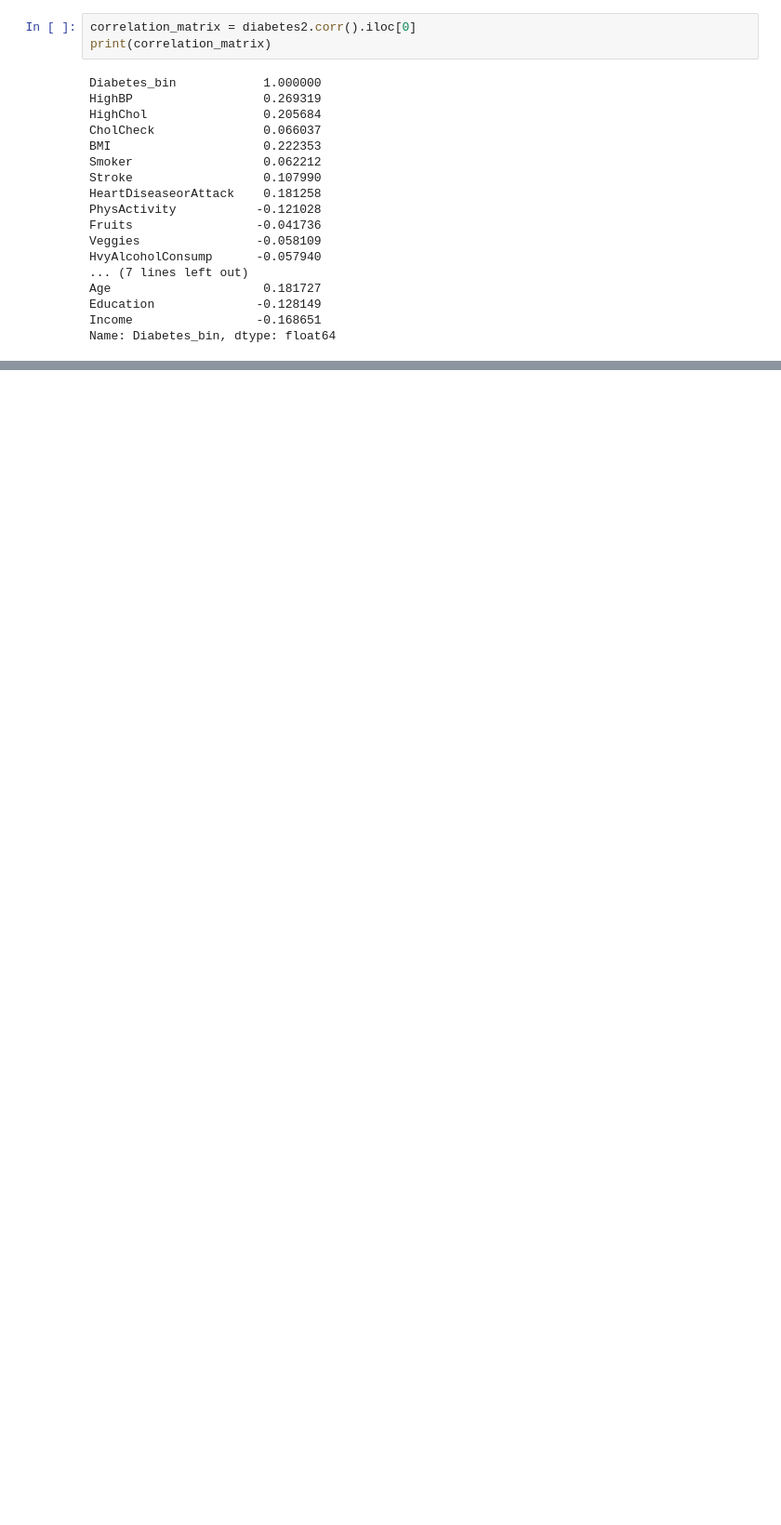
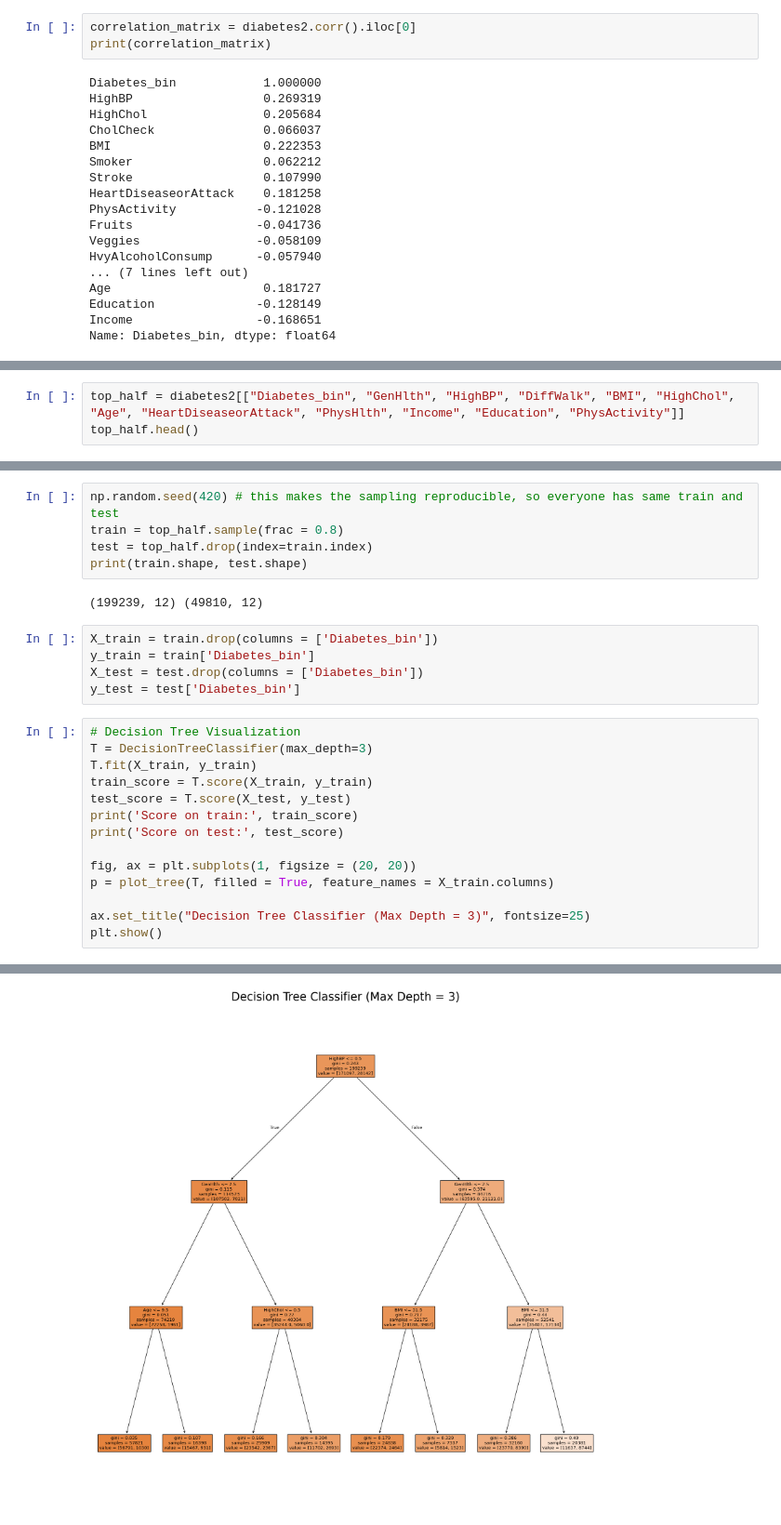
Before and after one commit to singfila/data110_diabetes_project, a Jupyter notebook: data110_final_project.ipynb, the cells around one changed output, grey strips where cells are left out. Shown at 93% size. Cells and saved outputs as stored; diff of their text form; blank space fills up the shorter version.

```diff
--- a/data110_final_project.ipynb
+++ b/data110_final_project.ipynb
@@ -108,0 +153,3 @@ Text(0.5, 1.0, 'General Health vs Diabetes')
+# %%
+top_half = diabetes2[["Diabetes_bin", "GenHlth", "HighBP", "DiffWalk", "BMI", "HighChol", "Age", "HeartDiseaseorAttack", "PhysHlth", "Income", "Education", "PhysActivity"]]
+top_half.head()
@@ -108,0 +180,27 @@ Text(0.5, 1.0, 'General Health vs Diabetes')
+# %%
+np.random.seed(420) # this makes the sampling reproducible, so everyone has same train and test
+train = top_half.sample(frac = 0.8)
+test = top_half.drop(index=train.index)
+print(train.shape, test.shape)
+# %% [output]
+(199239, 12) (49810, 12)
+# %%
+X_train = train.drop(columns = ['Diabetes_bin'])
+y_train = train['Diabetes_bin']
+X_test = test.drop(columns = ['Diabetes_bin'])
+y_test = test['Diabetes_bin']
+# %%
+# Decision Tree Visualization
+T = DecisionTreeClassifier(max_depth=3)
+T.fit(X_train, y_train)
+train_score = T.score(X_train, y_train)
+test_score = T.score(X_test, y_test)
+print('Score on train:', train_score)
+print('Score on test:', test_score)
+
+fig, ax = plt.subplots(1, figsize = (20, 20))
+p = plot_tree(T, filled = True, feature_names = X_train.columns)
+
+ax.set_title("Decision Tree Classifier (Max Depth = 3)", fontsize=25)
+plt.show()
+# %% [output]
@@ -108,0 +209 @@ Text(0.5, 1.0, 'General Health vs Diabetes')
+[figure, added]
```
Also changed, not shown: parts of 14 cells of this notebook.
